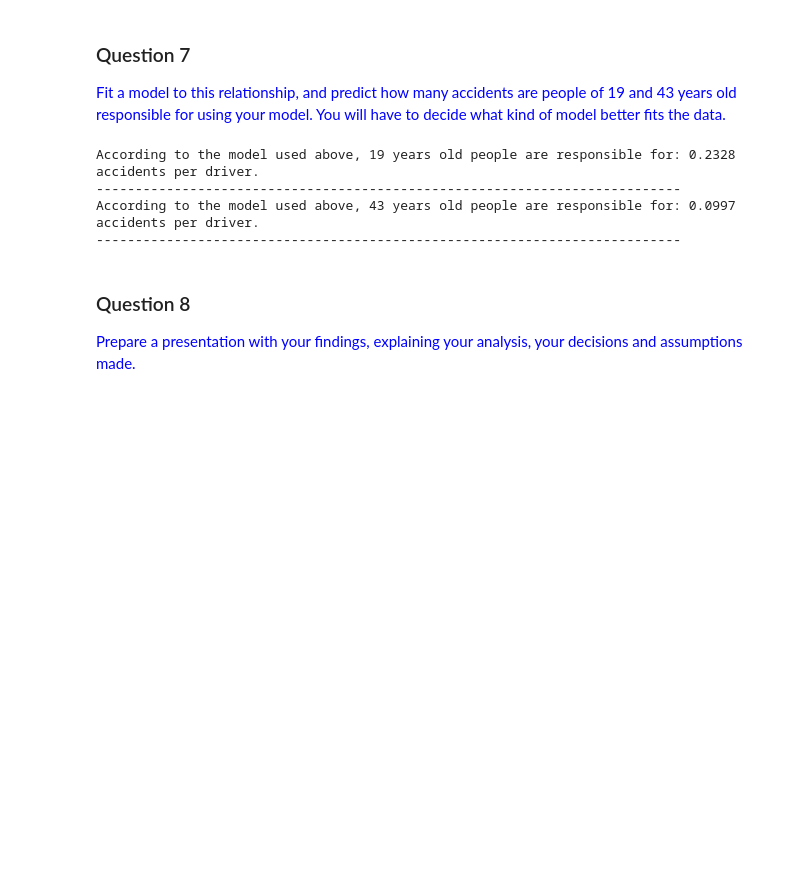
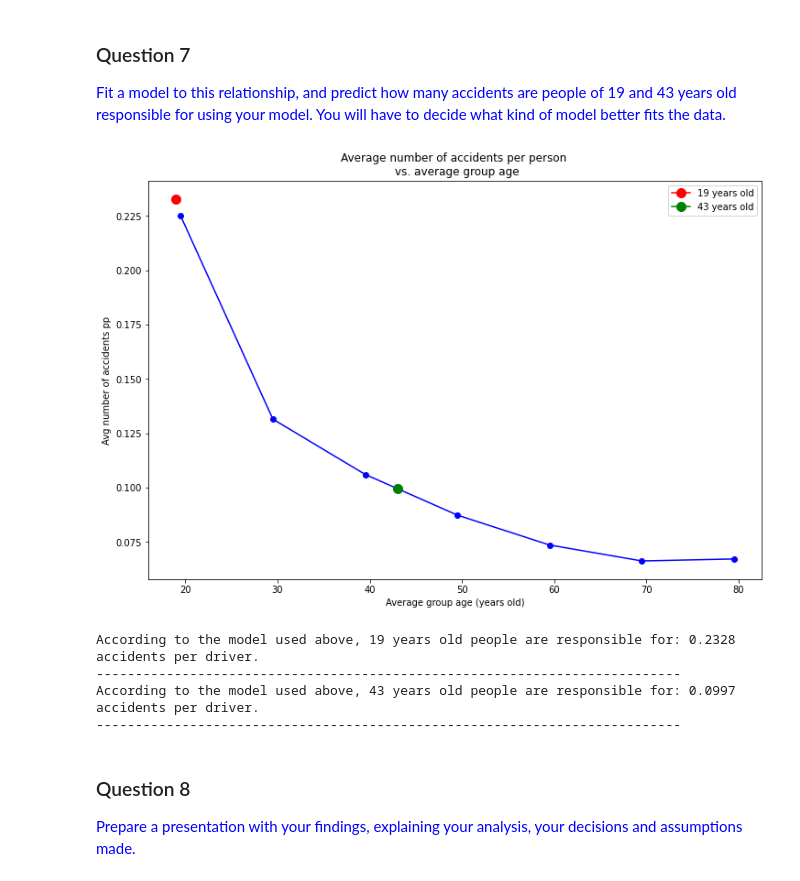
Before and after one commit to sofiacerbi/Project-1-Yousra, a Jupyter notebook: Project1.ipynb, the cells around one changed output. Saved outputs shown, nothing was run; the diff lists cells and outputs as text; code cells hidden in the pictures; blank space fills up the shorter version.

Commit message:
Se agrega gráfico ejercicio 7

```diff
--- a/Project1.ipynb
+++ b/Project1.ipynb
@@ -321,23 +321,40 @@ plt.show()
 # %%
 # Your Code here.
 #Interpolación de los datos para encontrar el mejor modelo
 #Se utiliza un polinomio de grado 3
 spl = make_interp_spline(data['Average age'],data['Avg accidents pp'], k=3)
 
 #Según el modelo el # de accidentes por personas de 19 años
 acc_19 = spl(19)*1
 
 #Según el modelo el # de accidentes por personas de 43 años
 acc_43 = spl(43)*1
 
+#Se define tamaño de la figura
+f = plt.figure()
+f.set_figwidth(12)
+f.set_figheight(8)
+
+#Se crea gráfico de puntos
+plt.plot(data['Average age'], data['Avg accidents pp'], marker = 'o', color = 'b')
+plt.plot(19, acc_19, marker = 'o', color = 'r', ms = 10, label = "19 years old")
+plt.plot(43, acc_43, marker = 'o', color = 'g', ms = 10, label = "43 years old")
+
+plt.legend(loc='upper right')
+plt.title("Average number of accidents per person \n vs. average group age")
+plt.xlabel("Average group age (years old)")
+plt.ylabel("Avg number of accidents pp")
+plt.show()
+
 #Predicción para las edades indicadas
 print("According to the model used above, 19 years old people are responsible for:",
       round(acc_19,4), "accidents per driver.")
 print('---------------------------------------------------------------------------')
 print("According to the model used above, 43 years old people are responsible for:",
       round(acc_43,4), "accidents per driver.")
 print('---------------------------------------------------------------------------')
 # %% [output]
+[figure, added]
 According to the model used above, 19 years old people are responsible for: 0.2328 accidents per driver.
 ---------------------------------------------------------------------------
 According to the model used above, 43 years old people are responsible for: 0.0997 accidents per driver.
```
